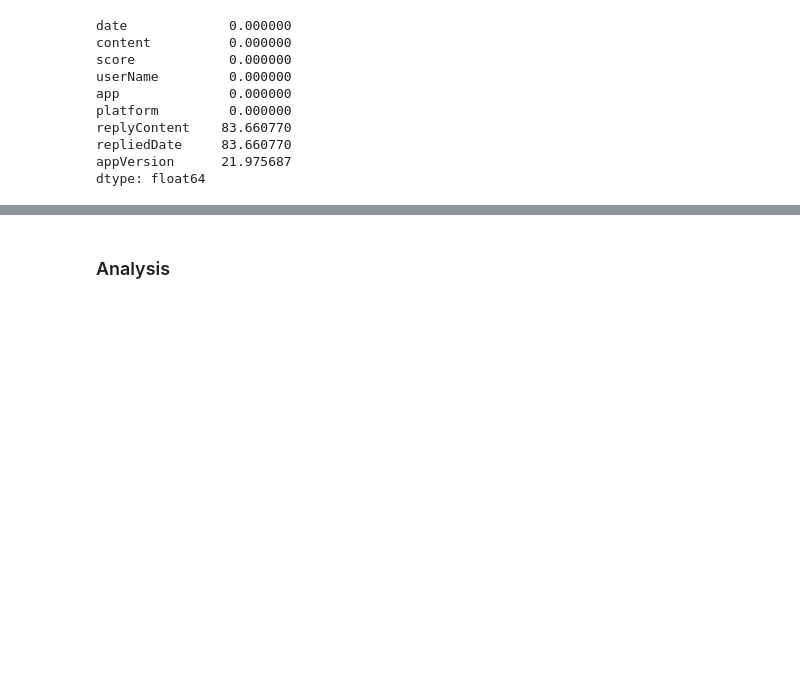
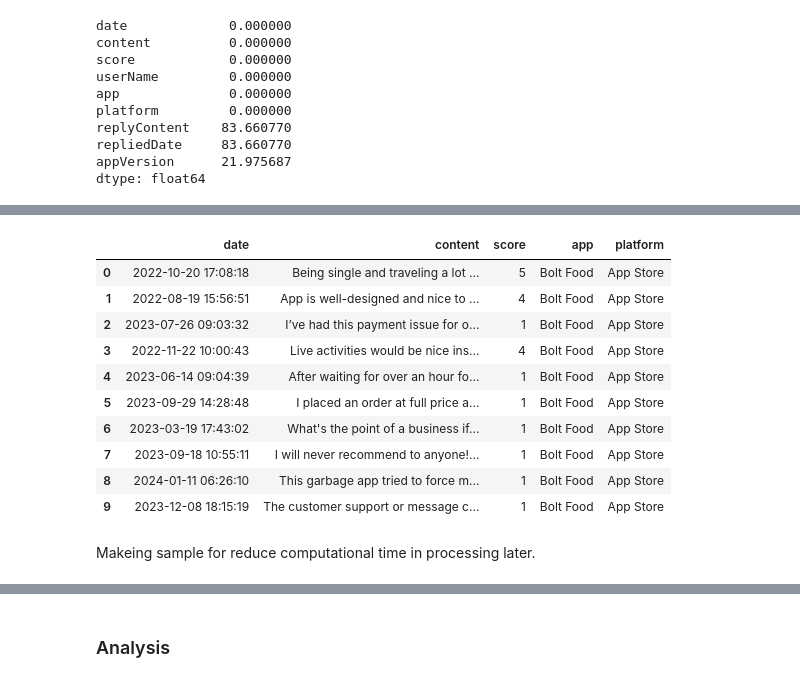
Before and after one commit to OgrodowskiJedrzej/Food-Apps-Review-Revisit, a Jupyter notebook: main.ipynb, the cells around one changed output, grey strips where cells are left out. Cells and saved outputs as stored; diff of their text form; code cells hidden in the pictures; blank space fills up the shorter version.

```diff
--- a/main.ipynb
+++ b/main.ipynb
@@ -102,0 +115,16 @@ df.head()
+# %%
+df.head(10)
+# %% [output]
+|  | date | content | score | app | platform |
+| 0 | 2022-10-20 17:08:18 | Being single and traveling a lot ... | 5 | Bolt Food | App Store |
+| 1 | 2022-08-19 15:56:51 | App is well-designed and nice to ... | 4 | Bolt Food | App Store |
+| 2 | 2023-07-26 09:03:32 | I’ve had this payment issue for o... | 1 | Bolt Food | App Store |
+| 3 | 2022-11-22 10:00:43 | Live activities would be nice ins... | 4 | Bolt Food | App Store |
+| 4 | 2023-06-14 09:04:39 | After waiting for over an hour fo... | 1 | Bolt Food | App Store |
+| 5 | 2023-09-29 14:28:48 | I placed an order at full price a... | 1 | Bolt Food | App Store |
+| 6 | 2023-03-19 17:43:02 | What's the point of a business if... | 1 | Bolt Food | App Store |
+| 7 | 2023-09-18 10:55:11 | I will never recommend to anyone!... | 1 | Bolt Food | App Store |
+| 8 | 2024-01-11 06:26:10 | This garbage app tried to force m... | 1 | Bolt Food | App Store |
+| 9 | 2023-12-08 18:15:19 | The customer support or message c... | 1 | Bolt Food | App Store |
+# %% [markdown]
+Makeing sample for reduce computational time in processing later.
```
Also changed, not shown: parts of 28 cells of this notebook, 2 other files.
